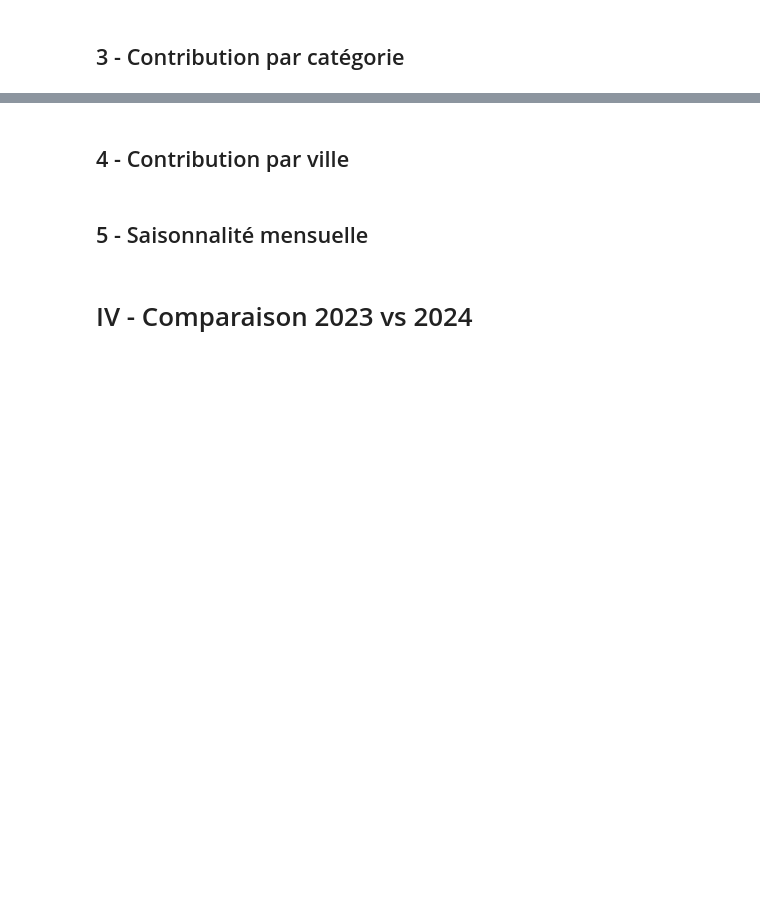
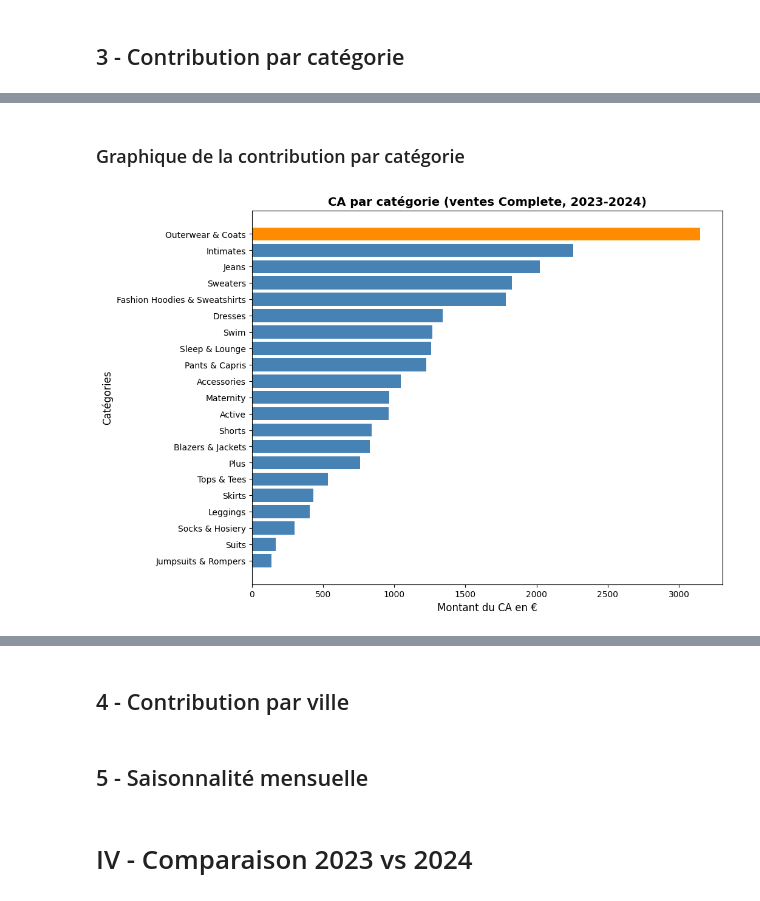
Before and after one commit to dubosqchloe-creator/thelook-europe-analyse, a Jupyter notebook: notebooks/01_EDA_python.ipynb, the cells around one changed output, grey strips where cells are left out. Drawn from its saved outputs; the diff is of its cells as text; code cells hidden in the pictures; blank space fills up the shorter version.

```diff
--- a/notebooks/01_EDA_python.ipynb
+++ b/notebooks/01_EDA_python.ipynb
@@ -461,2 +519,21 @@ Il y a donc deux manières de générer du CA : faire de nombreuses ventes à de
 # %% [markdown]
 ## 3 - Contribution par catégorie
+# %%
+# Nombre de catégories différentes
+nb_categories = ventes["category"].nunique()
+print(f"Il y a {nb_categories} catégories différentes.")
+
+# CA par catégorie (top 5 affiché)
+ca_par_categorie = ventes.groupby("category")["sale_price"].sum().sort_values(ascending=False)
+print("Les 5 catégories avec le CA le plus élevé :")
+print(round(ca_par_categorie.head()))
+
+# Part du CA des 5 premières catégories
+part_ca_categorie = ca_par_categorie / ca_total * 100
+print("Part du CA des 5 premières catégories (%) :")
+print(round(part_ca_categorie.head(), 2))
+
+# Nombre d'articles vendus par catégorie (top 5 affiché)
+nb_ventes_categorie = ventes.groupby("category")["order_item_id"].count().sort_values(ascending=False)
+print("Les 5 catégories qui ont vendu le plus d'articles :")
+print(nb_ventes_categorie.head())
@@ -462,0 +558,21 @@ Il y a donc deux manières de générer du CA : faire de nombreuses ventes à de
+# %% [markdown]
+### Graphique de la contribution par catégorie
+# %%
+
+
+# Tri des catégories
+categories_triees = ca_par_categorie.sort_values()
+
+# Choix des couleurs
+couleurs =  ["steelblue"] * 20 + ["darkorange"]
+
+fig,ax = plt.subplots(figsize=(10,8))
+
+ax.barh(categories_triees.index,categories_triees.values, color=couleurs)
+ax.set_title("CA par catégorie (ventes Complete, 2023-2024)",fontsize=14, fontweight="bold")
+ax.set_xlabel("Montant du CA en €",fontsize=12)
+ax.set_ylabel("Catégories",fontsize=12)
+
+plt.show()
+# %% [output]
+[figure, added]
```
Also changed, not shown: parts of 13 cells of this notebook.
